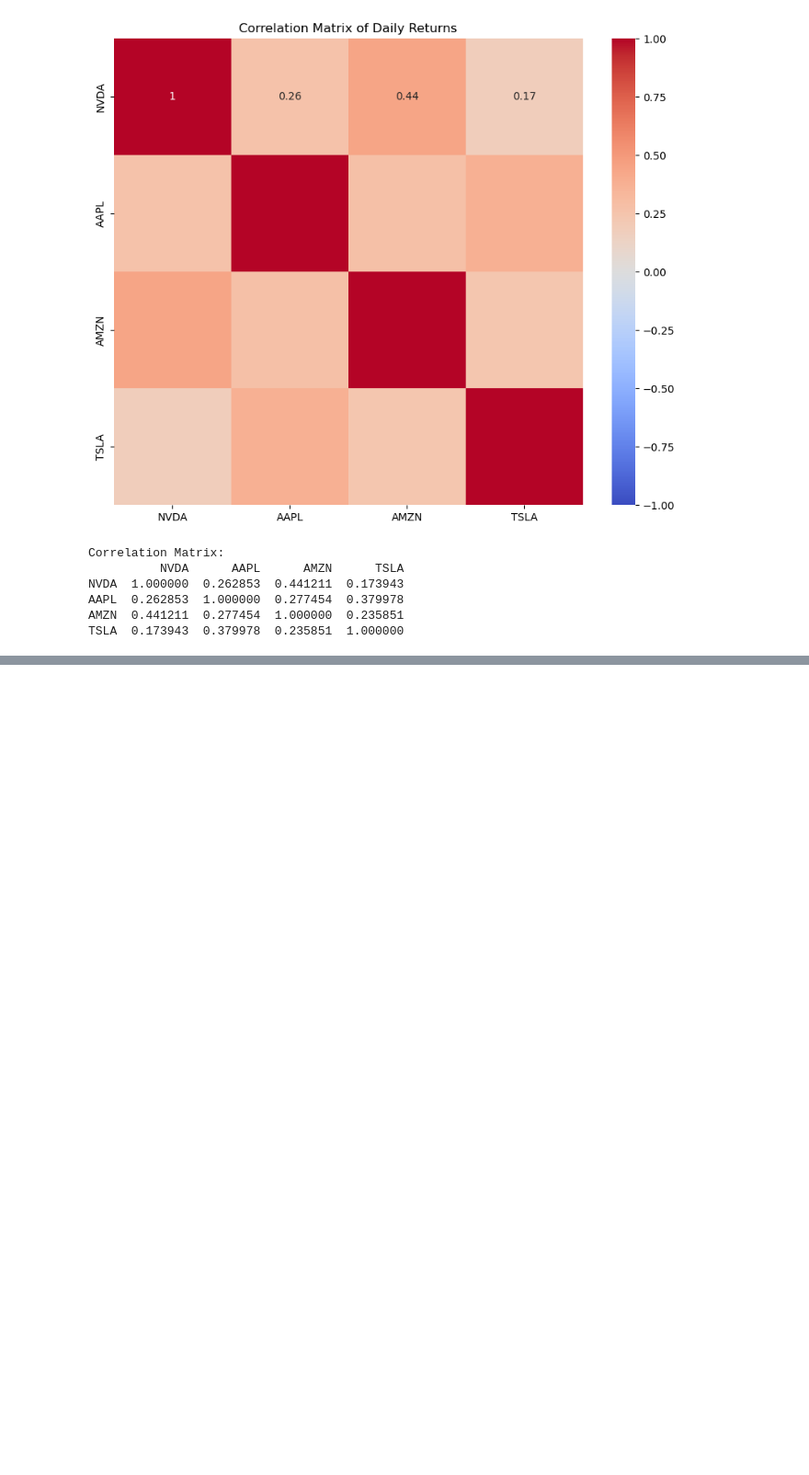
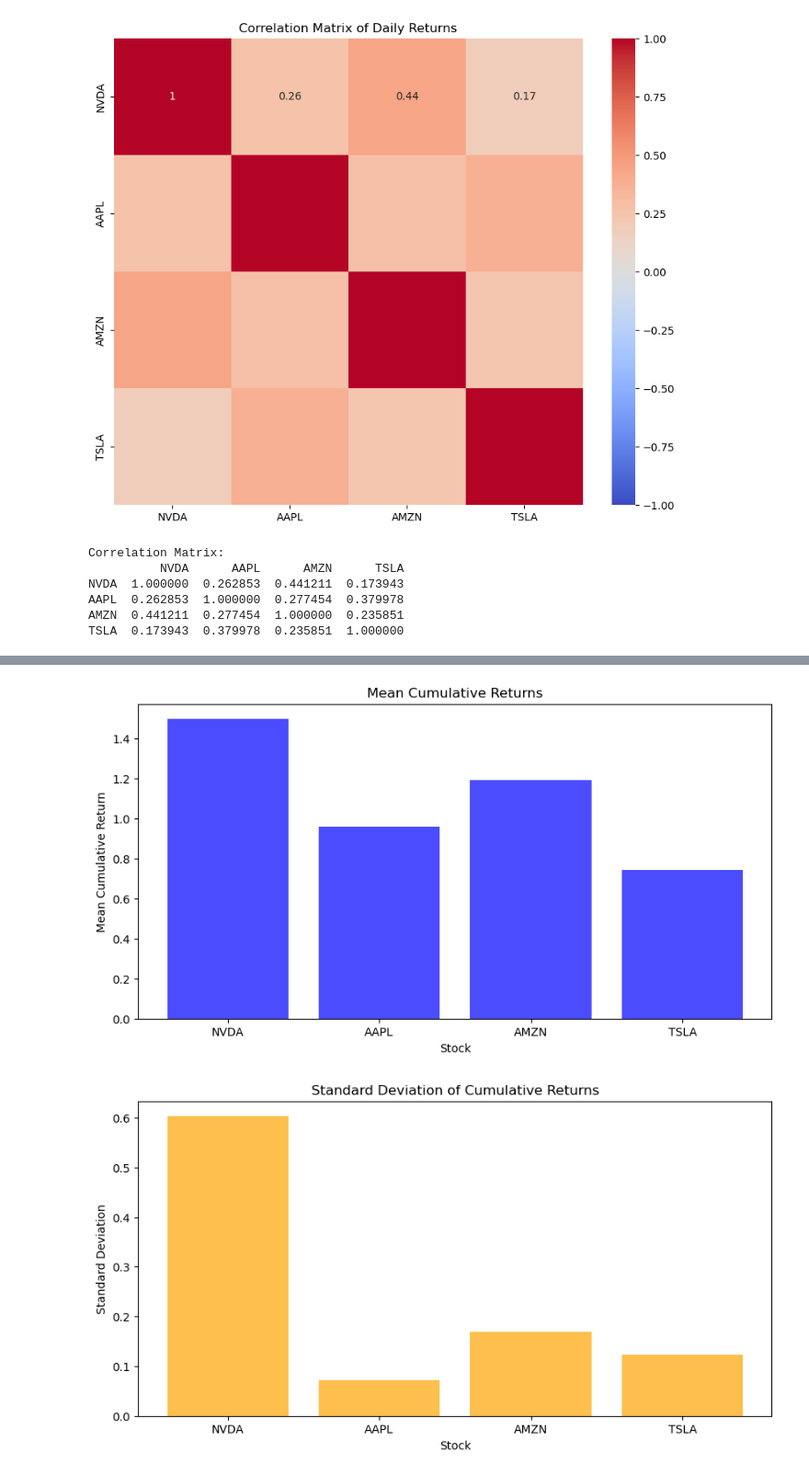
Before and after one commit to Rasesh30/Portfolio_Manager_Project_1, a Jupyter notebook: Team_Data_Project_1.ipynb, the cells around one changed output, grey strips where cells are left out. Shown at 92% size. Saved outputs shown, nothing was run; the diff lists cells and outputs as text; code cells hidden in the pictures; blank space fills up the shorter version.

```diff
--- a/Team_Data_Project_1.ipynb
+++ b/Team_Data_Project_1.ipynb
@@ -311,0 +427,12 @@ TSLA  0.173943  0.379978  0.235851  1.000000
+# %%
+#Summary Statistics
+# Summary statistics for cumulative returns
+summary_stats_cumulative = {}
+for ticker in tickers:
+    summary_stats_cumulative[ticker] = data[ticker]['Cumulative Return'].describe()
+
+# Print summary statistics
+for ticker, stats in summary_stats_cumulative.items():
+    print(f'Summary statistics for cumulative returns of {ticker}:')
+    print(stats)
+    print()
@@ -311,0 +457,24 @@ TSLA  0.173943  0.379978  0.235851  1.000000
+# %%
+#Visualizations for summary Statistics
+# Extracting mean and standard deviation for cumulative returns
+mean_cumulative_returns = {ticker: data[ticker]['Cumulative Return'].mean() for ticker in tickers}
+std_cumulative_returns = {ticker: data[ticker]['Cumulative Return'].std() for ticker in tickers}
+
+# Creating a bar plot for mean cumulative returns
+plt.figure(figsize=(10, 5))
+plt.bar(mean_cumulative_returns.keys(), mean_cumulative_returns.values(), color='blue', alpha=0.7)
+plt.title('Mean Cumulative Returns')
+plt.xlabel('Stock')
+plt.ylabel('Mean Cumulative Return')
+plt.show()
+
+# Creating a bar plot for standard deviation of cumulative returns
+plt.figure(figsize=(10, 5))
+plt.bar(std_cumulative_returns.keys(), std_cumulative_returns.values(), color='orange', alpha=0.7)
+plt.title('Standard Deviation of Cumulative Returns')
+plt.xlabel('Stock')
+plt.ylabel('Standard Deviation')
+plt.show()
+# %% [output]
+[figure, added]
+[figure, added]
```
Also changed, not shown: parts of 12 cells of this notebook, 2 other files.
